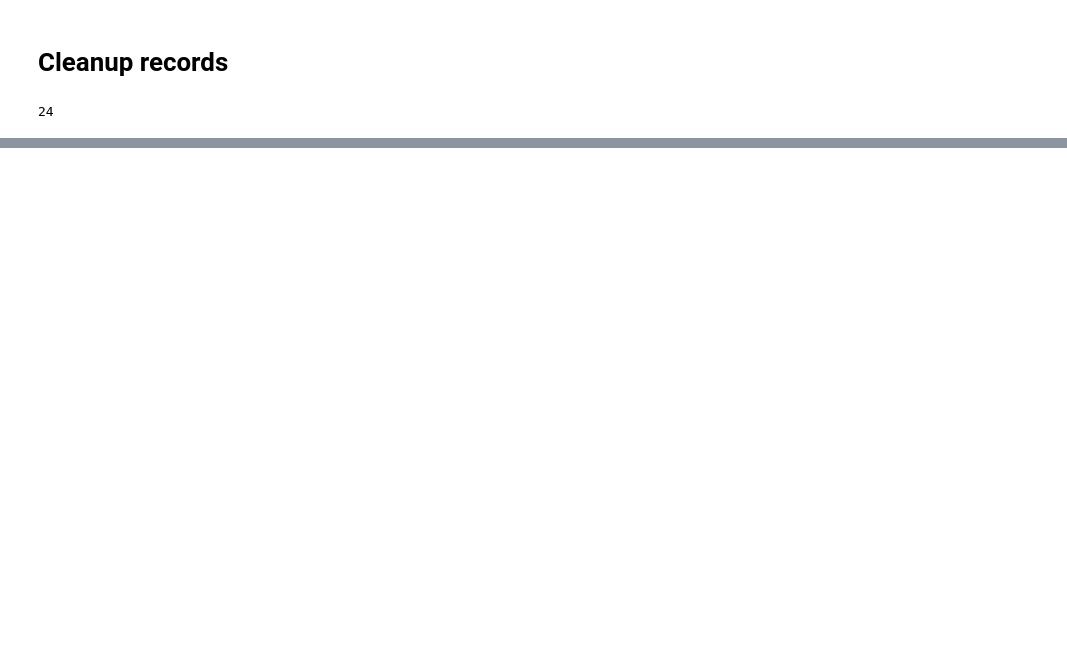
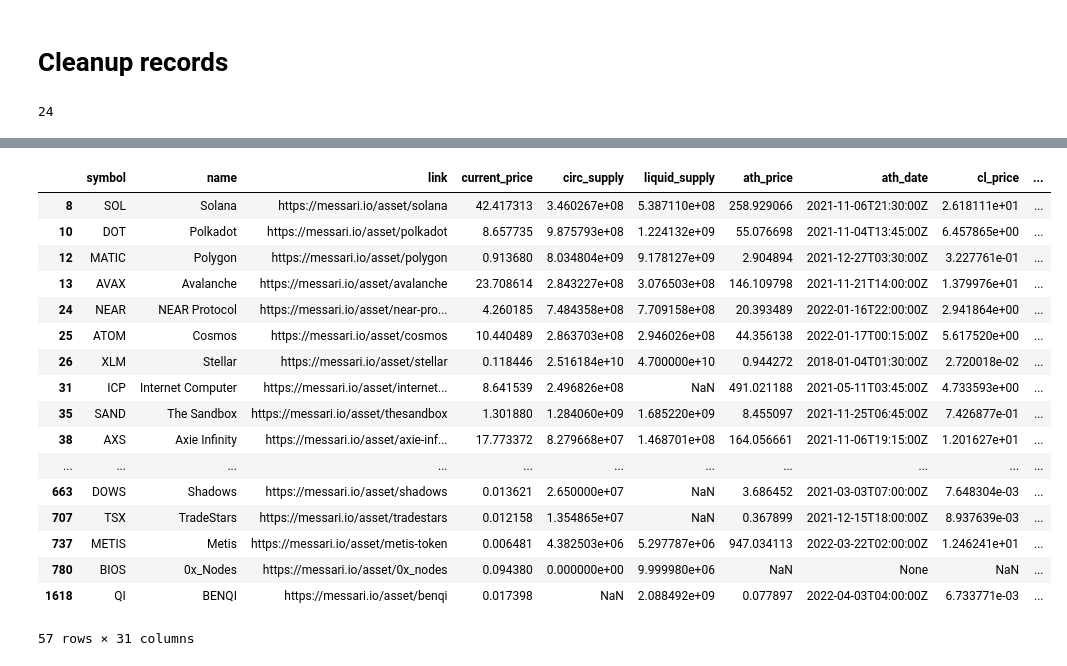
Before and after one commit to Friedrichz/crypto_tooling, a Jupyter notebook: track_vc_tokens.ipynb, the cells around one changed output, grey strips where cells are left out. Drawn from its saved outputs; the diff is of its cells as text; code cells hidden in the pictures; blank space fills up the shorter version.

```diff
--- a/track_vc_tokens.ipynb
+++ b/track_vc_tokens.ipynb
@@ -185,12 +261,11 @@ def get_fundraise_data(record):
 # %%
 # Get final data for all records
-# record = data[13]
-
 final_records = []
 
 for record in data:
   final_records.append(
       dict(
+        symbol = record["symbol"],
         name = record["name"],
         link = "https://messari.io/asset/{}".format(record["slug"]),
         ** get_market_data(record),
@@ -215,0 +275,10 @@ len(assets_dict["data"])
+# %%
+# Create pd df
+df = pd.DataFrame.from_records(final_records)
+print(df.shape)
+
+# Add ROI column since private sale
+df["pct_change_private_sale"] = (df.current_price / df.wavg_price_private_sale - 1) * 100
+df["pct_change_valuation"] = (df.mcap / df.fdv_private_sale - 1) * 100
+
+df.head()
@@ -215,0 +306,21 @@ len(assets_dict["data"])
+# %%
+df[df.fdv_private_sale > 0]
+# %% [output]
+|  | symbol | name | link | current_price | circ_supply | liquid_supply | ath_price | ath_date | cl_price | ... |
+| 8 | SOL | Solana | https://messari.io/asset/solana | 42.417313 | 3.460267e+08 | 5.387110e+08 | 258.929066 | 2021-11-06T21:30:00Z | 2.618111e+01 | ... |
+| 10 | DOT | Polkadot | https://messari.io/asset/polkadot | 8.657735 | 9.875793e+08 | 1.224132e+09 | 55.076698 | 2021-11-04T13:45:00Z | 6.457865e+00 | ... |
+| 12 | MATIC | Polygon | https://messari.io/asset/polygon | 0.913680 | 8.034804e+09 | 9.178127e+09 | 2.904894 | 2021-12-27T03:30:00Z | 3.227761e-01 | ... |
+| 13 | AVAX | Avalanche | https://messari.io/asset/avalanche | 23.708614 | 2.843227e+08 | 3.076503e+08 | 146.109798 | 2021-11-21T14:00:00Z | 1.379976e+01 | ... |
+| 24 | NEAR | NEAR Protocol | https://messari.io/asset/near-pro... | 4.260185 | 7.484358e+08 | 7.709158e+08 | 20.393489 | 2022-01-16T22:00:00Z | 2.941864e+00 | ... |
+| 25 | ATOM | Cosmos | https://messari.io/asset/cosmos | 10.440489 | 2.863703e+08 | 2.946026e+08 | 44.356138 | 2022-01-17T00:15:00Z | 5.617520e+00 | ... |
+| 26 | XLM | Stellar | https://messari.io/asset/stellar | 0.118446 | 2.516184e+10 | 4.700000e+10 | 0.944272 | 2018-01-04T01:30:00Z | 2.720018e-02 | ... |
+| 31 | ICP | Internet Computer | https://messari.io/asset/internet... | 8.641539 | 2.496826e+08 | NaN | 491.021188 | 2021-05-11T03:45:00Z | 4.733593e+00 | ... |
+| 35 | SAND | The Sandbox | https://messari.io/asset/thesandbox | 1.301880 | 1.284060e+09 | 1.685220e+09 | 8.455097 | 2021-11-25T06:45:00Z | 7.426877e-01 | ... |
+| 38 | AXS | Axie Infinity | https://messari.io/asset/axie-inf... | 17.773372 | 8.279668e+07 | 1.468701e+08 | 164.056661 | 2021-11-06T19:15:00Z | 1.201627e+01 | ... |
+| ... | ... | ... | ... | ... | ... | ... | ... | ... | ... | ... |
+| 663 | DOWS | Shadows | https://messari.io/asset/shadows | 0.013621 | 2.650000e+07 | NaN | 3.686452 | 2021-03-03T07:00:00Z | 7.648304e-03 | ... |
+| 707 | TSX | TradeStars | https://messari.io/asset/tradestars | 0.012158 | 1.354865e+07 | NaN | 0.367899 | 2021-12-15T18:00:00Z | 8.937639e-03 | ... |
+| 737 | METIS | Metis | https://messari.io/asset/metis-token | 0.006481 | 4.382503e+06 | 5.297787e+06 | 947.034113 | 2022-03-22T02:00:00Z | 1.246241e+01 | ... |
+| 780 | BIOS | 0x_Nodes | https://messari.io/asset/0x_nodes | 0.094380 | 0.000000e+00 | 9.999980e+06 | NaN | None | NaN | ... |
+| 1618 | QI | BENQI | https://messari.io/asset/benqi | 0.017398 | NaN | 2.088492e+09 | 0.077897 | 2022-04-03T04:00:00Z | 6.733771e-03 | ... |
+57 rows × 31 columns
```
Also changed, not shown: parts of 10 cells of this notebook.
